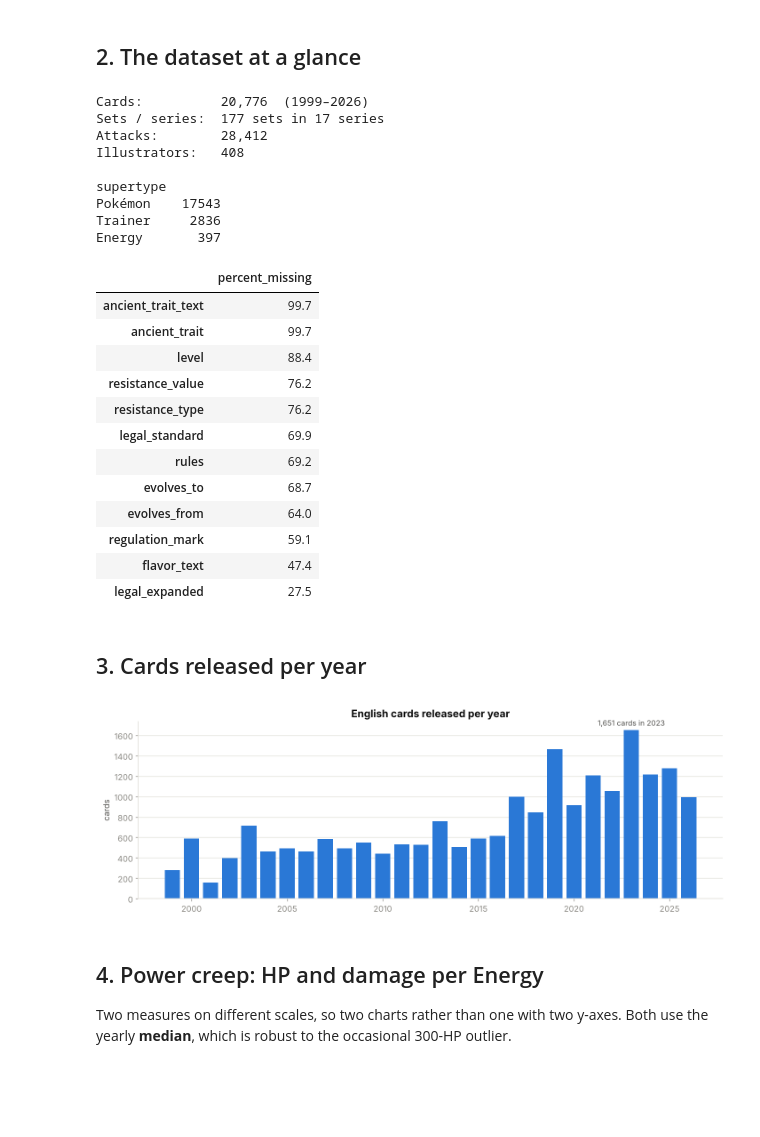
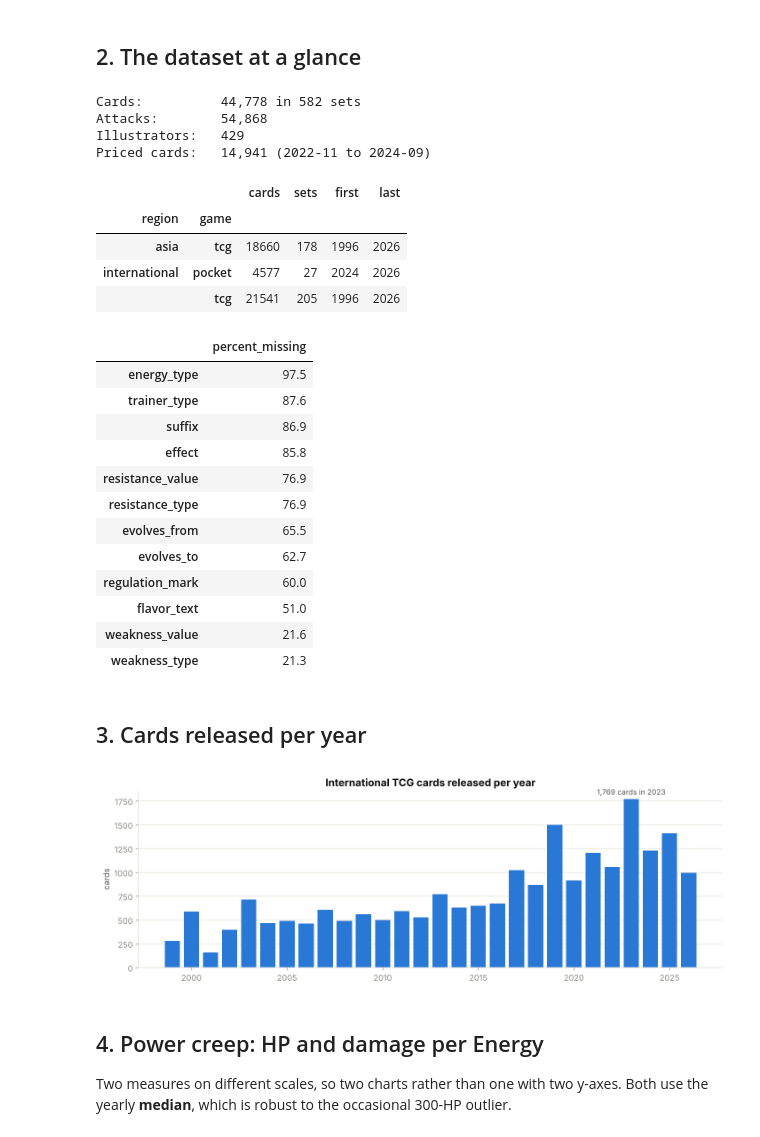
Before and after one commit to cristobalmitchell/pokemon-tcg, a Jupyter notebook: notebooks/pokemon_tcg_eda.ipynb, the cells around one changed output. Saved outputs shown, nothing was run; the diff lists cells and outputs as text; code cells hidden in the pictures; blank space fills up the shorter version.

```diff
--- a/notebooks/pokemon_tcg_eda.ipynb
+++ b/notebooks/pokemon_tcg_eda.ipynb
@@ -43,12 +45,16 @@ def first_existing(*paths):
 DATA = first_existing("/kaggle/input/pokemon-tcg", "../data", "data")
 POKEDEX = first_existing("/kaggle/input/pokedex/pokemon_utf8.csv", "../../pokedex/data/pokemon_utf8.csv")
 
-# low_memory=False: a few columns mix numbers and text (e.g. level "X" vs "12").
 cards = pd.read_csv(DATA / "cards.csv", low_memory=False)
 attacks = pd.read_csv(DATA / "card_attacks.csv")
 sets = pd.read_csv(DATA / "sets.csv")
 links = pd.read_csv(DATA / "card_pokemon.csv")
+prices = pd.read_csv(DATA / "price_history.csv")
+pulls = pd.read_csv(DATA / "pocket_pull_rates.csv")
 cards["year"] = cards.release_date.str[:4].astype(int)
-print(cards.shape)
+
+# Sections 3-7 study the international card game, where every card has English text.
+tcg = cards[(cards.region == "international") & (cards.game == "tcg") & (cards.year >= 1999)]
+print(cards.shape, tcg.shape)
 cards.head(3)
 # %% [output]
@@ -62,56 +68,57 @@ cards.head(3)
 <a id="2"></a>
 ## 2. The dataset at a glance
 # %%
-print(f"Cards:          {len(cards):,}  ({cards.year.min()}–{cards.year.max()})")
-print(f"Sets / series:  {len(sets)} sets in {sets.series.nunique()} series")
+print(f"Cards:          {len(cards):,} in {len(sets)} sets")
 print(f"Attacks:        {len(attacks):,}")
 print(f"Illustrators:   {cards.artist.nunique():,}")
+print(f"Priced cards:   {prices.card_id.nunique():,} ({prices.month.min()} to {prices.month.max()})")
 print()
-print(cards.supertype.value_counts().to_string())
+cards.groupby(["region", "game"]).agg(cards=("card_id", "size"), sets=("set_id", "nunique"),
+                                      first=("year", "min"), last=("year", "max"))
 # %% [output]
-Cards:          20,776  (1999–2026)
-Sets / series:  177 sets in 17 series
-Attacks:        28,412
-Illustrators:   408
-
-supertype
-Pokémon    17543
-Trainer     2836
-Energy       397
+Cards:          44,778 in 582 sets
+Attacks:        54,868
+Illustrators:   429
+Priced cards:   14,941 (2022-11 to 2024-09)
+|  |  | cards | sets | first | last |
+| region | game |  |  |  |  |
+| asia | tcg | 18660 | 178 | 1996 | 2026 |
+| international | pocket | 4577 | 27 | 2024 | 2026 |
+|  | tcg | 21541 | 205 | 1996 | 2026 |
 # %%
 # Missing values mostly mean "not applicable" (Trainer cards have no HP or attacks).
-miss = (cards.isna().mean() * 100).round(1)
+miss = (tcg.isna().mean() * 100).round(1)
 miss[miss > 0].sort_values(ascending=False).to_frame("percent_missing").head(12)
 # %% [output]
 |  | percent_missing |
-| ancient_trait_text | 99.7 |
-| ancient_trait | 99.7 |
-| level | 88.4 |
-| resistance_value | 76.2 |
-| resistance_type | 76.2 |
-| legal_standard | 69.9 |
-| rules | 69.2 |
-| evolves_to | 68.7 |
-| evolves_from | 64.0 |
-| regulation_mark | 59.1 |
-| flavor_text | 47.4 |
-| legal_expanded | 27.5 |
+| energy_type | 97.5 |
+| trainer_type | 87.6 |
+| suffix | 86.9 |
+| effect | 85.8 |
+| resistance_value | 76.9 |
+| resistance_type | 76.9 |
+| evolves_from | 65.5 |
+| evolves_to | 62.7 |
+| regulation_mark | 60.0 |
+| flavor_text | 51.0 |
+| weakness_value | 21.6 |
+| weakness_type | 21.3 |
 # %% [markdown]
 <a id="3"></a>
 ## 3. Cards released per year
 # %%
-per_year = cards.groupby("year").size()
+per_year = tcg.groupby("year").size()
 fig, ax = plt.subplots(figsize=(12, 4.2))
 ax.bar(per_year.index, per_year.values, color=BLUE, width=0.8)
 peak = per_year.idxmax()
 ax.annotate(f"{per_year.max():,} cards in {peak}", (peak, per_year.max()), xytext=(0, 6),
             textcoords="offset points", ha="center", fontsize=10, color=INK2)
-ax.set_title("English cards released per year")
+ax.set_title("International TCG cards released per year")
 ax.set_ylabel("cards")
 ax.grid(axis="x", visible=False)
 plt.tight_layout(); plt.show()
 # %% [output]
-[figure, old version]
+[figure, new version]
 # %% [markdown]
 <a id="4"></a>
 ## 4. Power creep: HP and damage per Energy
```
Also changed, not shown: parts of 12 cells of this notebook, 28 other files.
